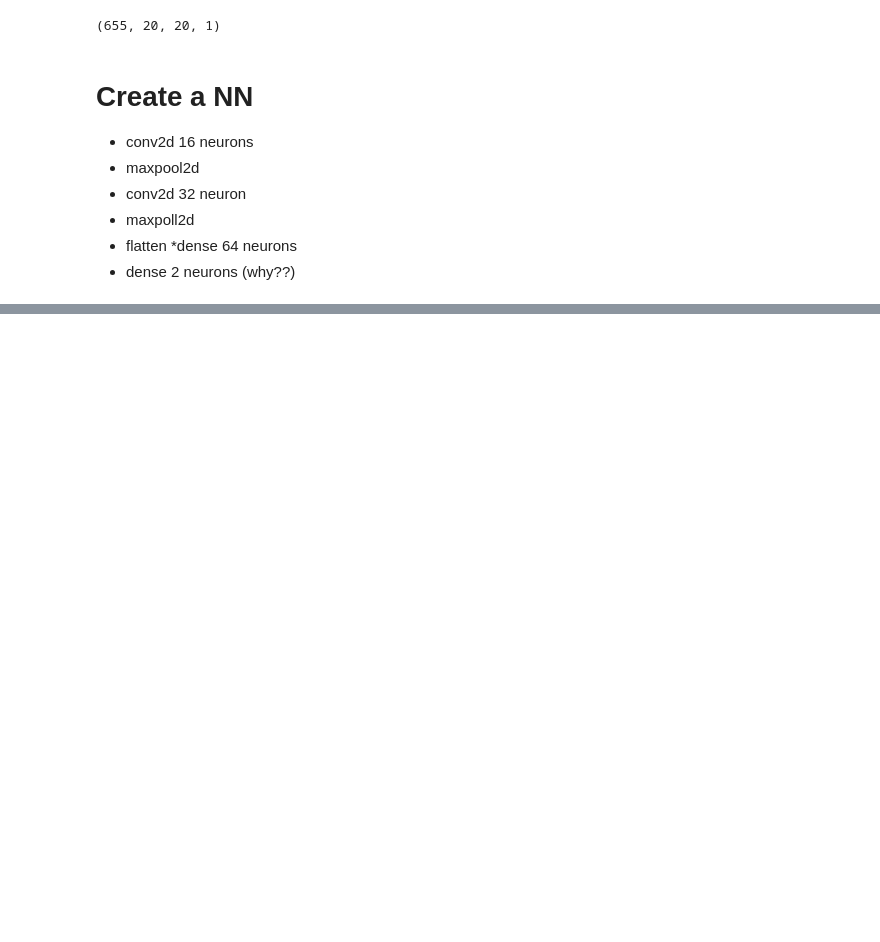
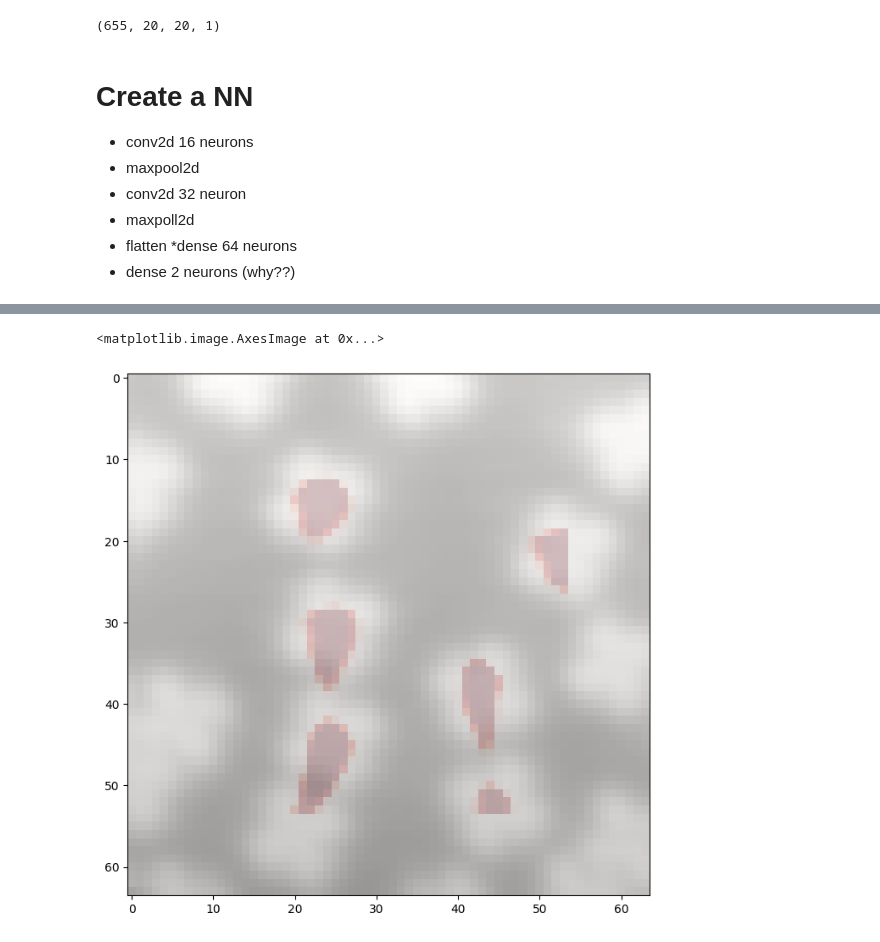
Before and after one commit to RoccoBellusci/MLPNS_RBellusci, a Jupyter notebook: deeplearning.ipynb, the cells around one changed output, grey strips where cells are left out. Drawn from its saved outputs; the diff is of its cells as text; code cells hidden in the pictures; blank space fills up the shorter version.

```diff
--- a/deeplearning.ipynb
+++ b/deeplearning.ipynb
@@ -279,0 +291,12 @@ history.history["val_accuracy"]
+# %%
+kk = 0
+for ii in range(wid, nrow - wid): # loop nelle righe
+  for jj in range(wid, ncol - wid):
+    stamps[kk] = img[ii-wid:ii+wid, jj-wid:jj+wid]
+    kk += 1
+
+feat_stmp = np.expand_dims(stamps, axis = 3)
+# %%
+# ora posso fare la predizione sui miei dati
+
+pred = model.predict(feat_stmp)
@@ -279,0 +319,9 @@ history.history["val_accuracy"]
+# %%
+pimg = np.zeros(img.shape) #prediction image
+pimg[wid:nrow-wid, wid:ncol-wid] = pred[:, 1].reshape(nrow - 2 * wid, ncol - 2*wid)
+# %%
+plt.imshow(img, alpha = 0.5)
+plt.imshow(pimg, cmap = "Reds", alpha = 0.2)
+# %% [output]
+<matplotlib.image.AxesImage at 0x...>
+[figure, added]
```
Also changed, not shown: parts of 19 cells of this notebook.
